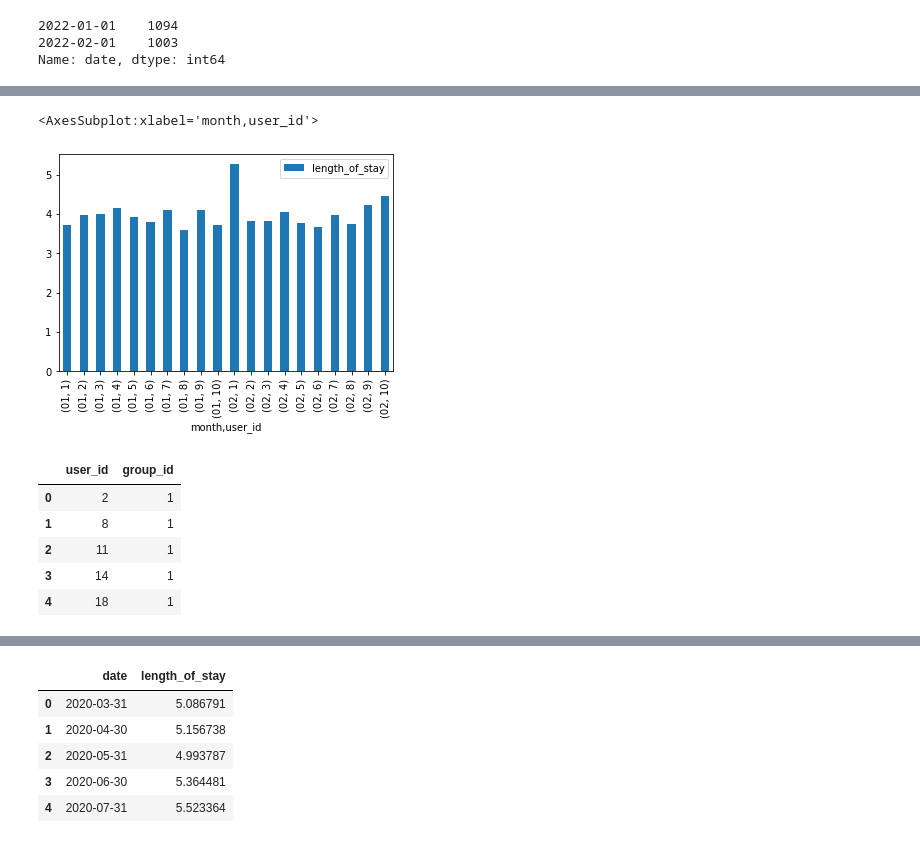
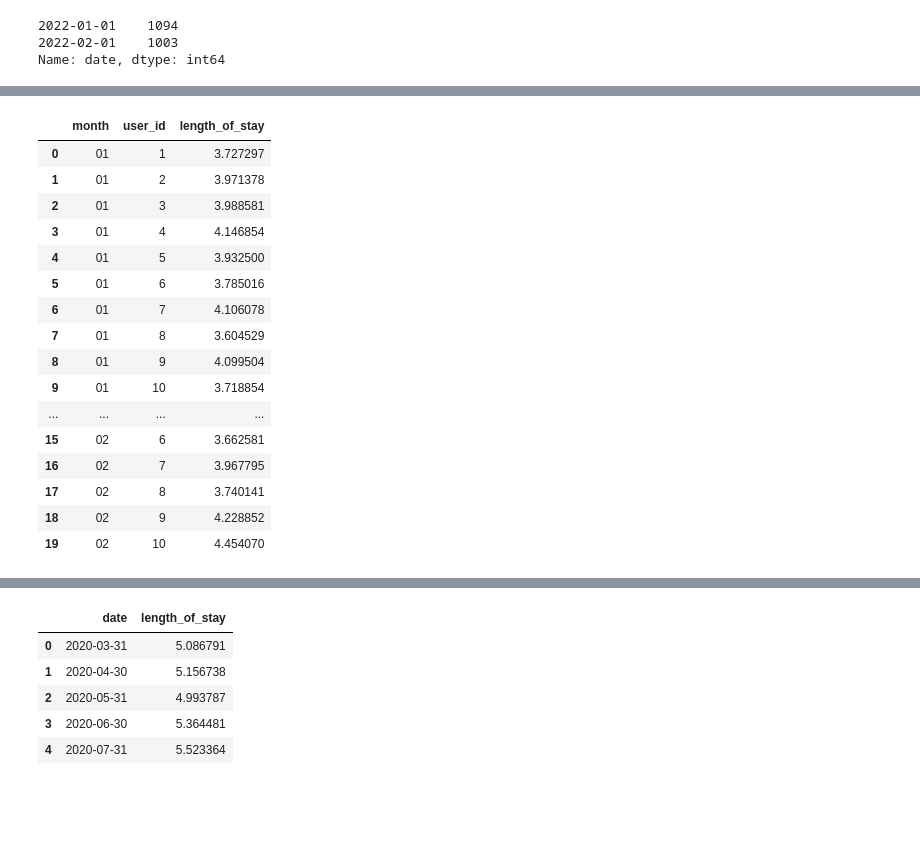
Before and after one commit to valputla/Customer-Success-Project, a Jupyter notebook: Take Home Analysis.ipynb, the cells around one changed output, grey strips where cells are left out. Cells and saved outputs as stored; diff of their text form; code cells hidden in the pictures; blank space fills up the shorter version.

```diff
--- a/Take Home Analysis.ipynb
+++ b/Take Home Analysis.ipynb
@@ -52,14 +32,21 @@ q2_months_los
-# %%
-q2_months_los.plot(kind="bar")
-# %% [output]
-<AxesSubplot:xlabel='month,user_id'>
-[figure, removed]
-# %%
-q1_user_groups.head()
-# %% [output]
-|  | user_id | group_id |
-| 0 | 2 | 1 |
-| 1 | 8 | 1 |
-| 2 | 11 | 1 |
-| 3 | 14 | 1 |
-| 4 | 18 | 1 |
+# %%
+q2_months_los = q2_months_los.reset_index()
+q2_months_los
+# %% [output]
+|  | month | user_id | length_of_stay |
+| 0 | 01 | 1 | 3.727297 |
+| 1 | 01 | 2 | 3.971378 |
+| 2 | 01 | 3 | 3.988581 |
+| 3 | 01 | 4 | 4.146854 |
+| 4 | 01 | 5 | 3.932500 |
+| 5 | 01 | 6 | 3.785016 |
+| 6 | 01 | 7 | 4.106078 |
+| 7 | 01 | 8 | 3.604529 |
+| 8 | 01 | 9 | 4.099504 |
+| 9 | 01 | 10 | 3.718854 |
+| ... | ... | ... | ... |
+| 15 | 02 | 6 | 3.662581 |
+| 16 | 02 | 7 | 3.967795 |
+| 17 | 02 | 8 | 3.740141 |
+| 18 | 02 | 9 | 4.228852 |
+| 19 | 02 | 10 | 4.454070 |
```
Also changed, not shown: parts of 6 cells of this notebook, 3 other files.
